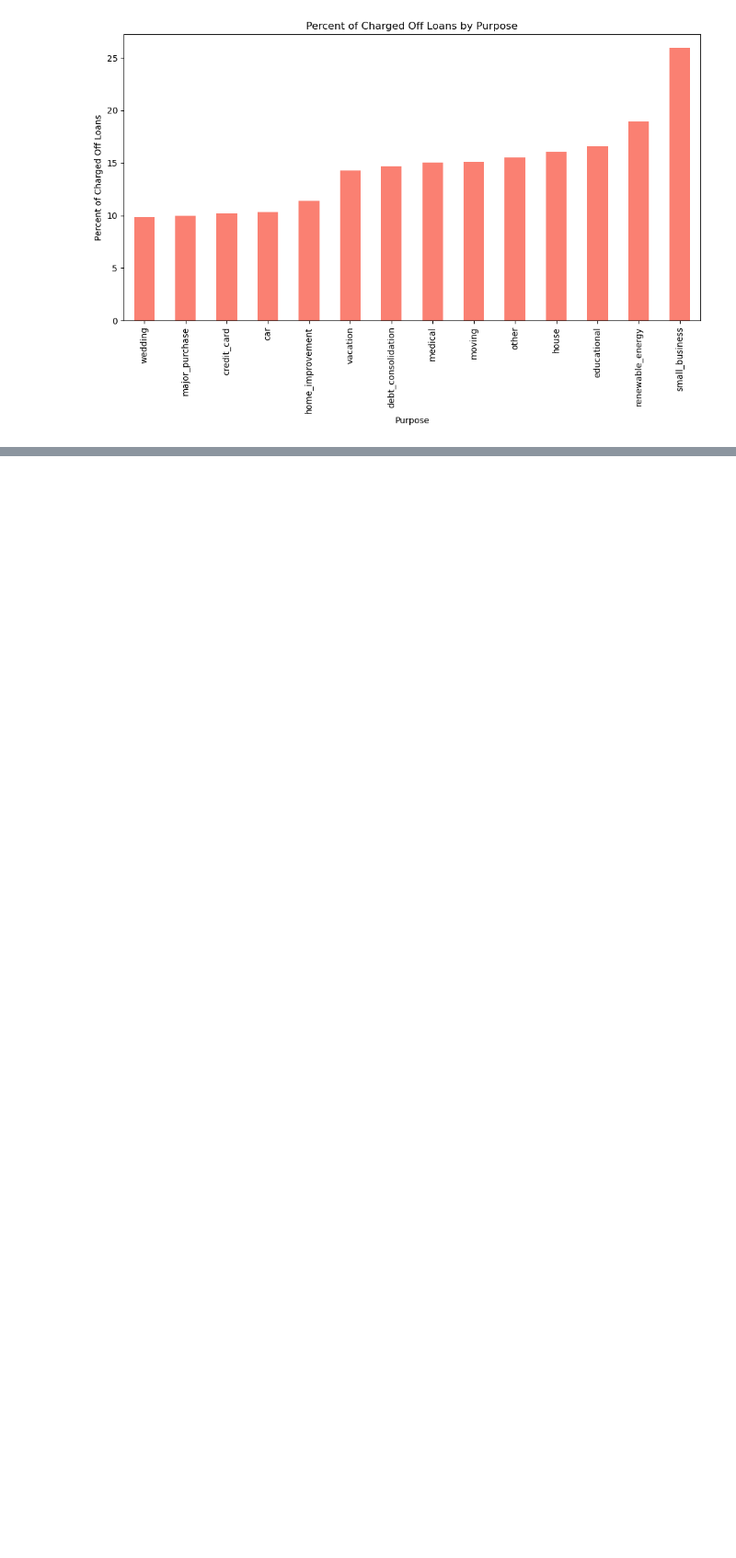
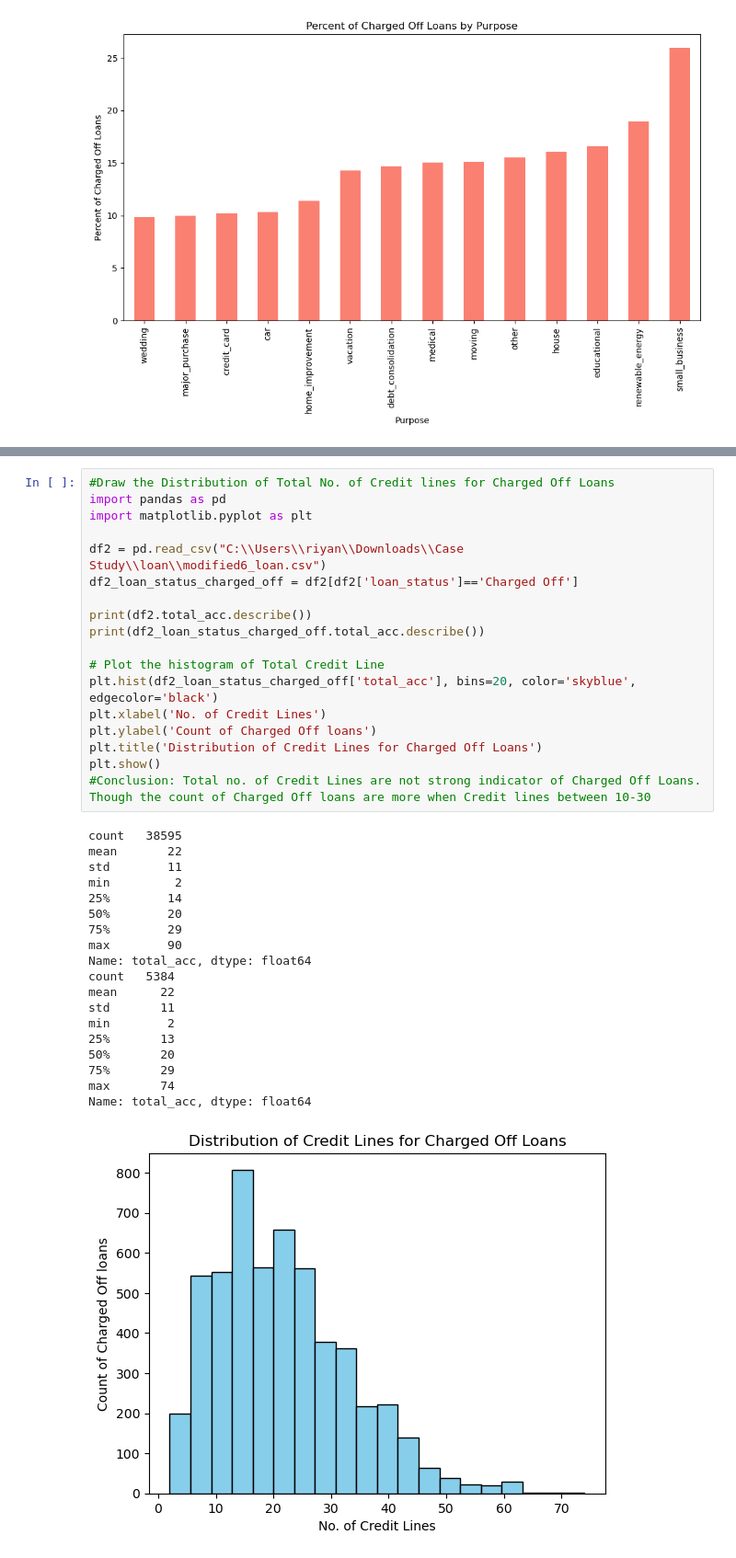
Before and after one commit to ashandish/Lending_Club_Case_Study, a Jupyter notebook: Ashish_Kumar_Sharma.ipynb, the cells around one changed output, grey strips where cells are left out. Shown at 92% size. Cells and saved outputs as stored; diff of their text form; blank space fills up the shorter version.

```diff
--- a/Ashish_Kumar_Sharma.ipynb
+++ b/Ashish_Kumar_Sharma.ipynb
@@ -723,0 +750,38 @@ plt.show()
+# %%
+#Draw the Distribution of Total No. of Credit lines for Charged Off Loans
+import pandas as pd
+import matplotlib.pyplot as plt
+
+df2 = pd.read_csv("C:\\Users\\riyan\\Downloads\\Case Study\\loan\\modified6_loan.csv")
+df2_loan_status_charged_off = df2[df2['loan_status']=='Charged Off']
+
+print(df2.total_acc.describe())
+print(df2_loan_status_charged_off.total_acc.describe())
+
+# Plot the histogram of Total Credit Line
+plt.hist(df2_loan_status_charged_off['total_acc'], bins=20, color='skyblue', edgecolor='black')
+plt.xlabel('No. of Credit Lines')
+plt.ylabel('Count of Charged Off loans')
+plt.title('Distribution of Credit Lines for Charged Off Loans')
+plt.show()
+#Conclusion: Total no. of Credit Lines are not strong indicator of Charged Off Loans. Though the count of Charged Off loans are more when Credit lines between 10-30
+# %% [output]
+count   38595
+mean       22
+std        11
+min         2
+25%        14
+50%        20
+75%        29
+max        90
+Name: total_acc, dtype: float64
+count   5384
+mean      22
+std       11
+min        2
+25%       13
+50%       20
+75%       29
+max       74
+Name: total_acc, dtype: float64
+[figure, added]
```
Also changed, not shown: parts of 10 cells of this notebook.
